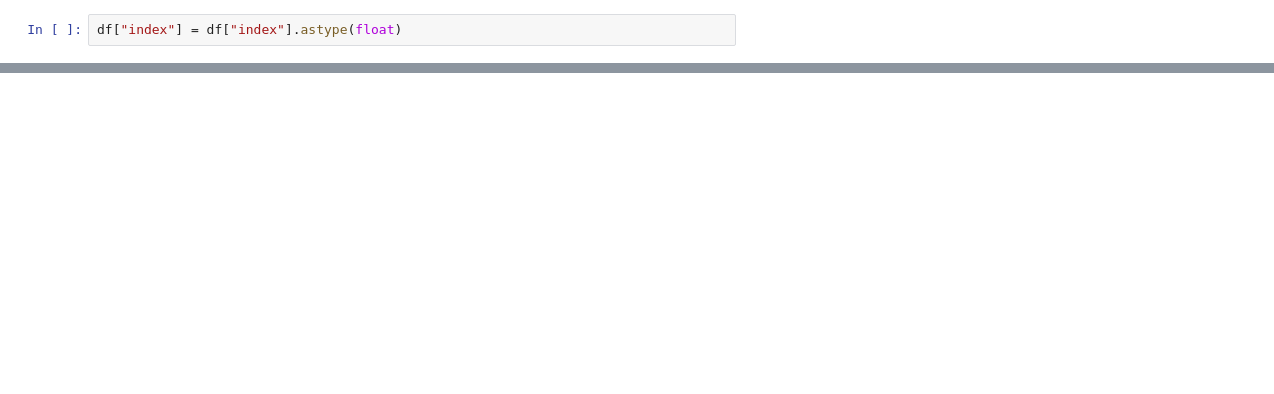
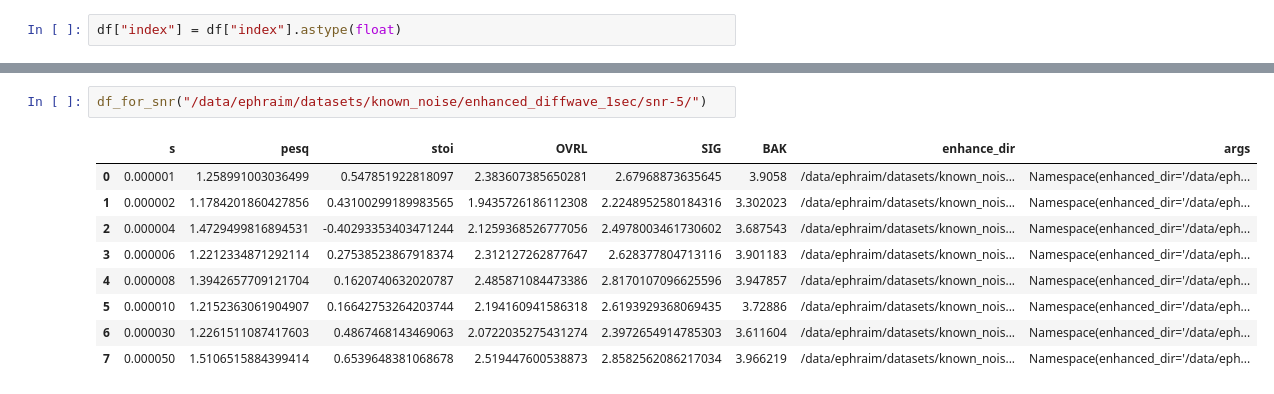
Before and after one commit to ephiephi/diffwave-sashimi, a Jupyter notebook: measure/analyze_1sec.ipynb, the cells around one changed output, grey strips where cells are left out. Saved outputs shown, nothing was run; the diff lists cells and outputs as text; blank space fills up the shorter version.

```diff
--- a/measure/analyze_1sec.ipynb
+++ b/measure/analyze_1sec.ipynb
@@ -46,0 +75,12 @@ df.to_csv("1sec.csv")
+# %%
+df_for_snr("/data/ephraim/datasets/known_noise/enhanced_diffwave_1sec/snr-5/")
+# %% [output]
+|  | s | pesq | stoi | OVRL | SIG | BAK | enhance_dir | args |
+| 0 | 0.000001 | 1.258991003036499 | 0.547851922818097 | 2.383607385650281 | 2.67968873635645 | 3.9058 | /data/ephraim/datasets/known_nois... | Namespace(enhanced_dir='/data/eph... |
+| 1 | 0.000002 | 1.1784201860427856 | 0.43100299189983565 | 1.9435726186112308 | 2.2248952580184316 | 3.302023 | /data/ephraim/datasets/known_nois... | Namespace(enhanced_dir='/data/eph... |
+| 2 | 0.000004 | 1.4729499816894531 | -0.40293353403471244 | 2.1259368526777056 | 2.4978003461730602 | 3.687543 | /data/ephraim/datasets/known_nois... | Namespace(enhanced_dir='/data/eph... |
+| 3 | 0.000006 | 1.2212334871292114 | 0.27538523867918374 | 2.312127262877647 | 2.628377804713116 | 3.901183 | /data/ephraim/datasets/known_nois... | Namespace(enhanced_dir='/data/eph... |
+| 4 | 0.000008 | 1.3942657709121704 | 0.1620740632020787 | 2.485871084473386 | 2.8170107096625596 | 3.947857 | /data/ephraim/datasets/known_nois... | Namespace(enhanced_dir='/data/eph... |
+| 5 | 0.000010 | 1.2152363061904907 | 0.16642753264203744 | 2.194160941586318 | 2.6193929368069435 | 3.72886 | /data/ephraim/datasets/known_nois... | Namespace(enhanced_dir='/data/eph... |
+| 6 | 0.000030 | 1.2261511087417603 | 0.4867468143469063 | 2.0722035275431274 | 2.3972654914785303 | 3.611604 | /data/ephraim/datasets/known_nois... | Namespace(enhanced_dir='/data/eph... |
+| 7 | 0.000050 | 1.5106515884399414 | 0.6539648381068678 | 2.519447600538873 | 2.8582562086217034 | 3.966219 | /data/ephraim/datasets/known_nois... | Namespace(enhanced_dir='/data/eph... |
```
Also changed, not shown: parts of 10 cells of this notebook, 16 other files.
